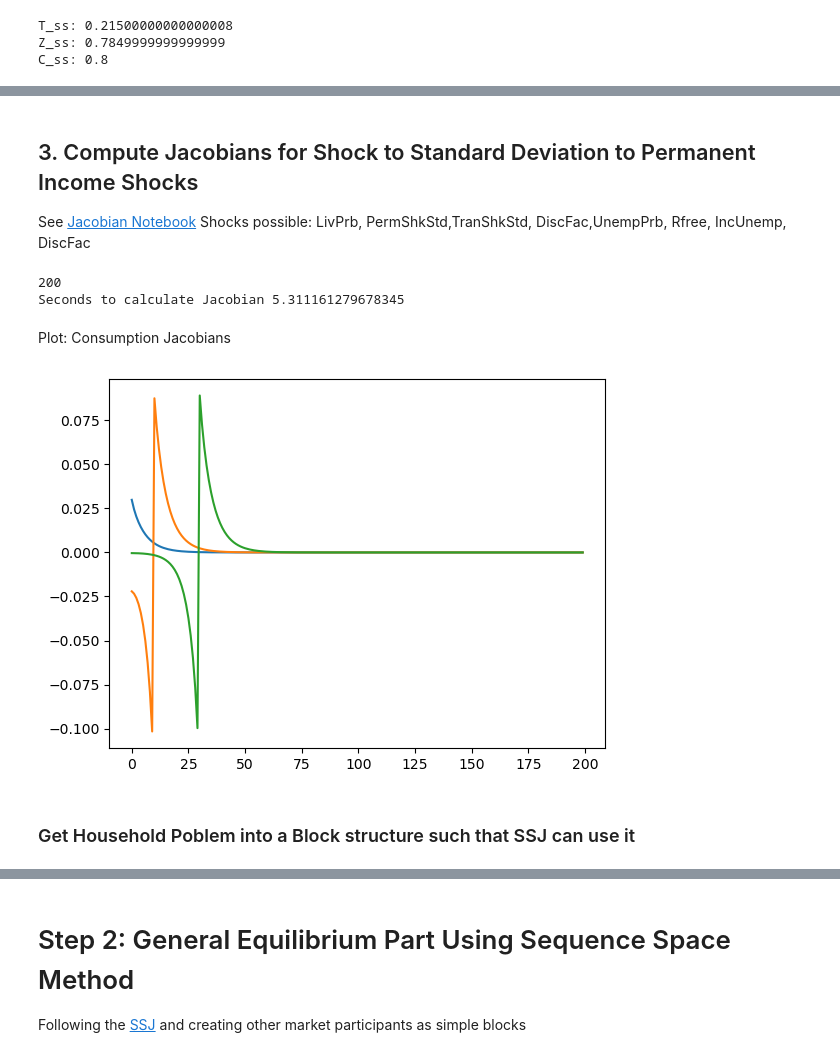
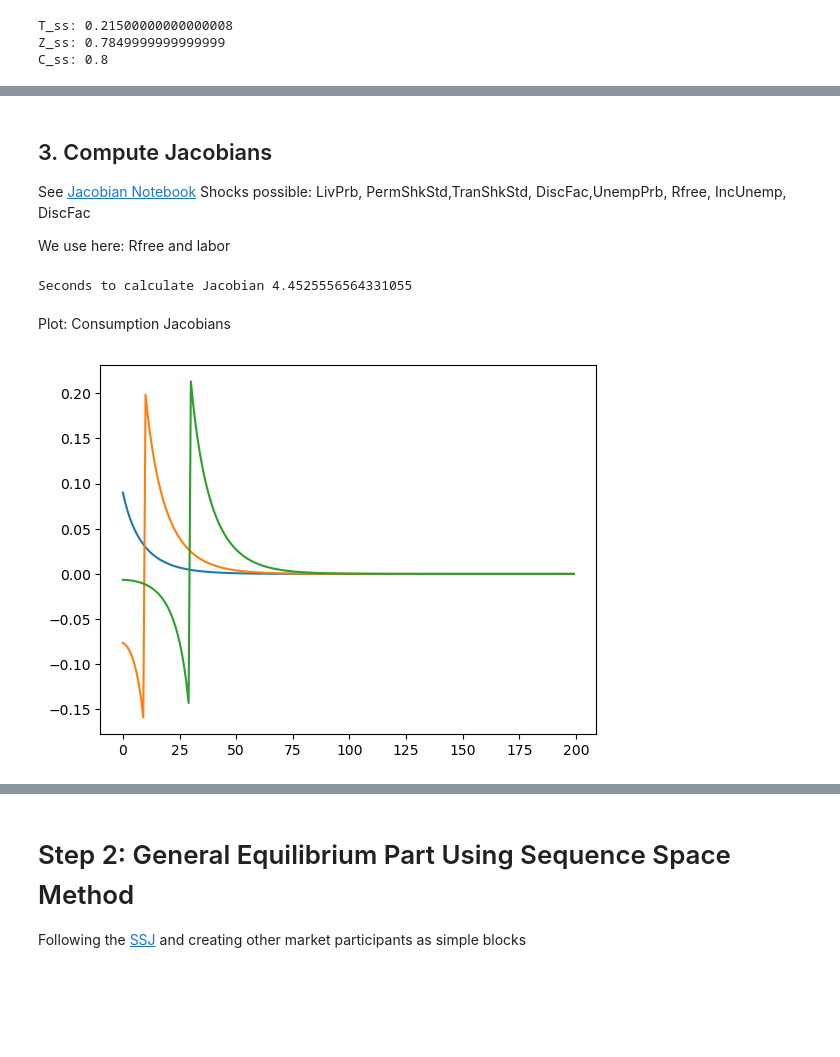
Before and after one commit to AMonninger/REMARK-ECB, a Jupyter notebook: code/python/IndShockConsumerType_HANK.ipynb, the cells around one changed output, grey strips where cells are left out. Saved outputs shown, nothing was run; the diff lists cells and outputs as text; code cells hidden in the pictures; blank space fills up the shorter version.

```diff
--- a/code/python/IndShockConsumerType_HANK.ipynb
+++ b/code/python/IndShockConsumerType_HANK.ipynb
@@ -40,7 +61,7 @@ r_ss = 1.03 - 1
 G_ss = .2
 B_ss = .5 # this is lower than the tutorial by Straub et al. because need Higher MPC
 Y_ss = 1.0
-
+tau = 0.0
 
 T_ss = fiscal_ss(B_ss,r_ss,G_ss)
 
@@ -118,7 +181,7 @@ def function(taxrate, labor, wage):
 
     return z
 
-Dict['TranShkMean_Func'] = function
+Dict['TranShkMean_Func'] = [function]
 # %%
 Agent = IndShockConsumerType(**Dict)
 # %% [markdown]
@@ -142,24 +205,23 @@ Seconds to compute steady state 7.635278940200806
 # %% [markdown]
-## 3. Compute Jacobians for Shock to Standard Deviation to Permanent Income Shocks
+## 3. Compute Jacobians
 See [Jacobian Notebook](https://github.com/econ-ark/HARK/tree/master/examples/ConsIndShockModel/IndShockConsumerType_Jacobian_Example.ipynb)
 Shocks possible: LivPrb, PermShkStd,TranShkStd, DiscFac,UnempPrb, Rfree, IncUnemp, DiscFac
+
+We use here: Rfree and labor
 # %%
 start = time.time()
 
-CJAC_Perm, AJAC_Perm = Agent.calc_jacobian('PermShkStd',200)
+CJACR, AJACR = Agent.calc_jacobian('Rfree',200)
 
 print('Seconds to calculate Jacobian', time.time() - start)
 # %% [output]
-200
-Seconds to calculate Jacobian 5.311161279678345
+Seconds to calculate Jacobian 4.4525556564331055
 # %% [markdown]
 Plot: Consumption Jacobians
 # %%
-plt.plot(CJAC_Perm.T[0])
-plt.plot(CJAC_Perm.T[10])
-plt.plot(CJAC_Perm.T[30])
+plt.plot(CJACR.T[0])
+plt.plot(CJACR.T[10])
+plt.plot(CJACR.T[30])
 plt.show()
 # %% [output]
-[figure, old version]
+[figure, new version]
-# %% [markdown]
-### Get Household Poblem into a Block structure such that SSJ can use it
```
Also changed, not shown: parts of 55 cells of this notebook.
